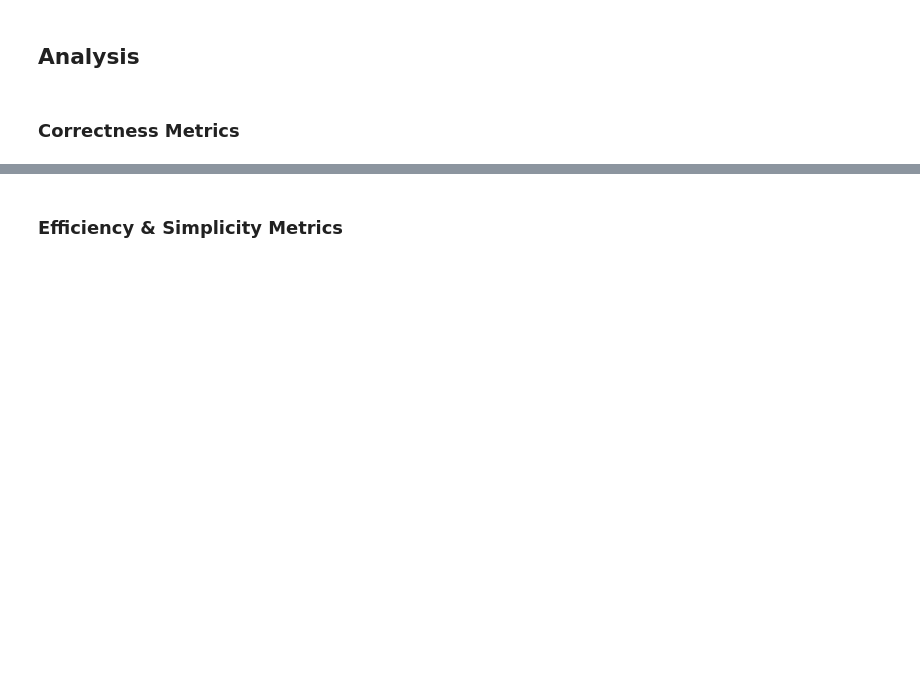
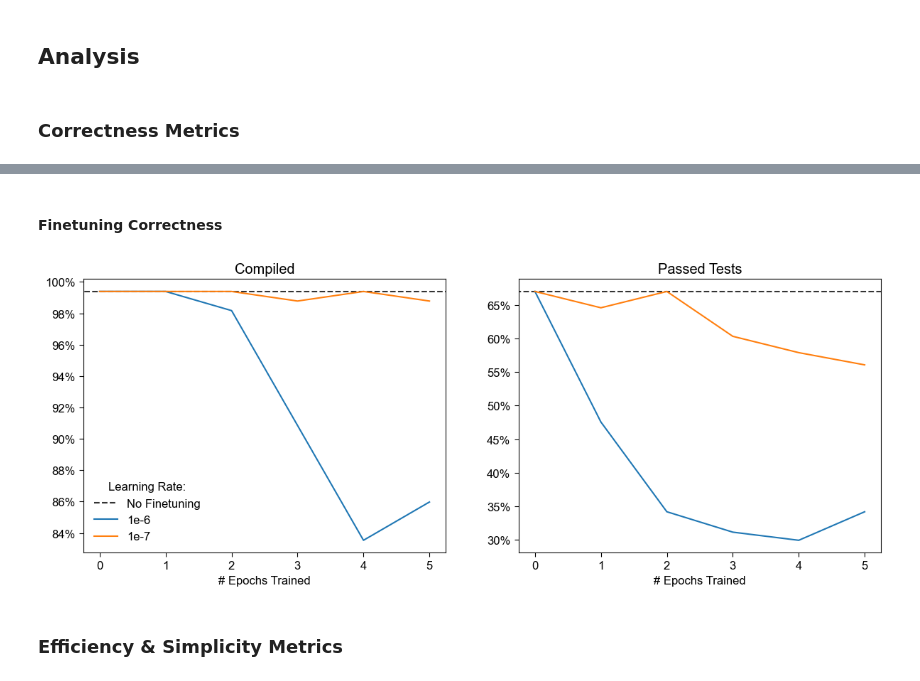
Before and after one commit to sosier/Code_Refactoring_Assistant, a Jupyter notebook: Analysis.ipynb, the cells around one changed output, grey strips where cells are left out. Drawn from its saved outputs; the diff is of its cells as text; code cells hidden in the pictures; blank space fills up the shorter version.

```diff
--- a/Analysis.ipynb
+++ b/Analysis.ipynb
@@ -78,3 +102,77 @@ df.groupby(GROUPING)[["compiled", "passed_tests"]].mean()
+# %% [markdown]
+#### Finetuning Correctness
+# %%
+correctness_metrics = ["compiled", "passed_tests"]
+correctness_metrics_df = df.groupby(GROUPING)[correctness_metrics].mean().reset_index()
+
+def _plot_llama3_correctness(ax, correctness_metrics_df, metric, show_legend=True):
+    correctness_metrics = ["compiled", "passed_tests"]
+    metric_names = {
+        "compiled": "Compiled",
+        "passed_tests": "Passed Tests"
+    }
+    assert metric in correctness_metrics
+
+    baseline_llama3 = "llama3_0_shot"
+
+    llama3_correctness_metrics =\
+        correctness_metrics_df[correctness_metrics_df["model"].apply(
+            lambda model: model.startswith("llama3")
+        )]
+    llama3_baseline_correctness_metrics =\
+        llama3_correctness_metrics.query(f"model == '{baseline_llama3}'")[correctness_metrics]
+
+    llama3_correctness_for_plotting =\
+        llama3_correctness_metrics[llama3_correctness_metrics["model"] != f"{baseline_llama3}"].copy()
+    llama3_correctness_for_plotting["epochs_trained"] = llama3_correctness_for_plotting["model"].apply(
+        lambda model: model[-7]
+    )
+    llama3_correctness_for_plotting["learning_rate"] = llama3_correctness_for_plotting["model"].apply(
+        lambda model: "1e-7" if "smaller_LR" in model else "1e-6"
+    )
+
+    larger_LR = llama3_correctness_for_plotting.query("learning_rate == '1e-6'")
+    smaller_LR = llama3_correctness_for_plotting.query("learning_rate == '1e-7'")
+
+    # fig, ax = plt.subplots()
+    # Reference Line:
+    ax.hlines(
+        llama3_baseline_correctness_metrics[metric].tolist(),
+        xmin=-1e8, xmax=1e8,
+        label="No Finetuning",
+        color="#333",
+        linestyle="dashed"
+    )
+    # Main Lines:
+    ax.plot(
+        [0] + larger_LR["epochs_trained"].tolist(),
+        llama3_baseline_correctness_metrics[metric].tolist() + larger_LR[metric].tolist(),
+        label="1e-6"
+    )
+    ax.plot(
+        [0] + smaller_LR["epochs_trained"].tolist(),
+        llama3_baseline_correctness_metrics[metric].tolist() + smaller_LR[metric].tolist(),
+        label="1e-7"
+    )
+    ax.set_title(metric_names[metric])
+    ax.set_xlabel("# Epochs Trained")
+    # plt.ylabel("%")
+    ax.yaxis.set_major_formatter(mtick.PercentFormatter(xmax=1, decimals=0))
+    if show_legend:
+        ax.legend(
+            title="Learning Rate:",
+            frameon=False,
+            shadow=False
+        )
+    return ax
+
+
+fig, (ax1, ax2) = plt.subplots(1, 2, figsize=(14.5, 5))
+ax1 = _plot_llama3_correctness(ax1, correctness_metrics_df, metric="compiled")
+ax2 = _plot_llama3_correctness(ax2, correctness_metrics_df, metric="passed_tests", show_legend=False)
+plt.show()
+# %% [output]
+[figure, added]
 # %% [markdown]
 ### Efficiency & Simplicity Metrics
 # %%
```
Also changed, not shown: parts of 9 cells of this notebook.
